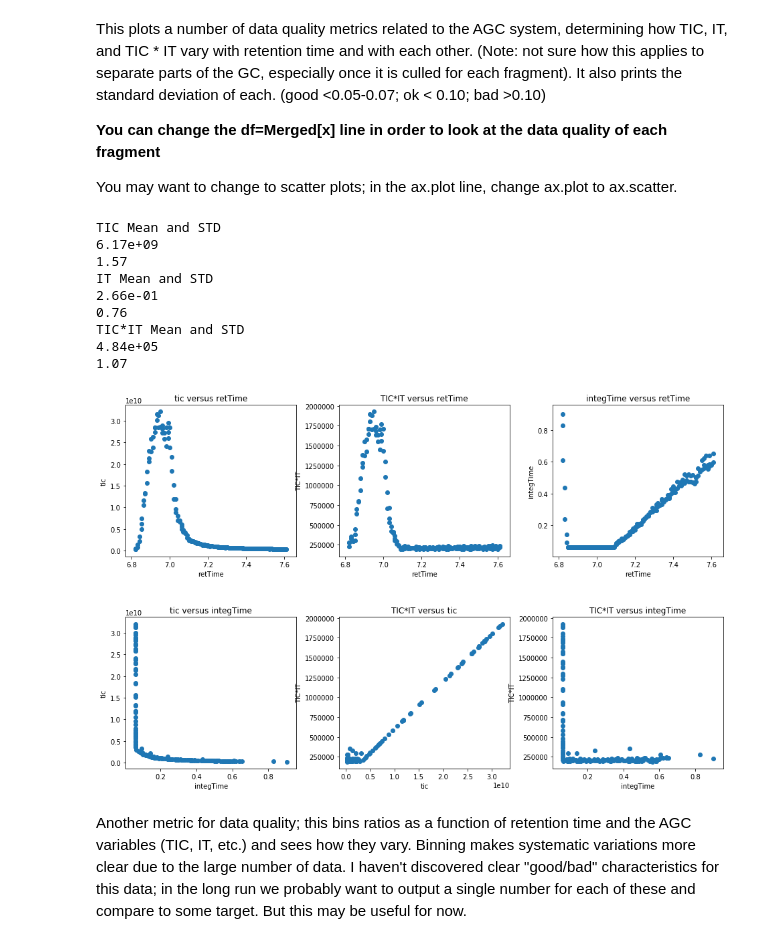
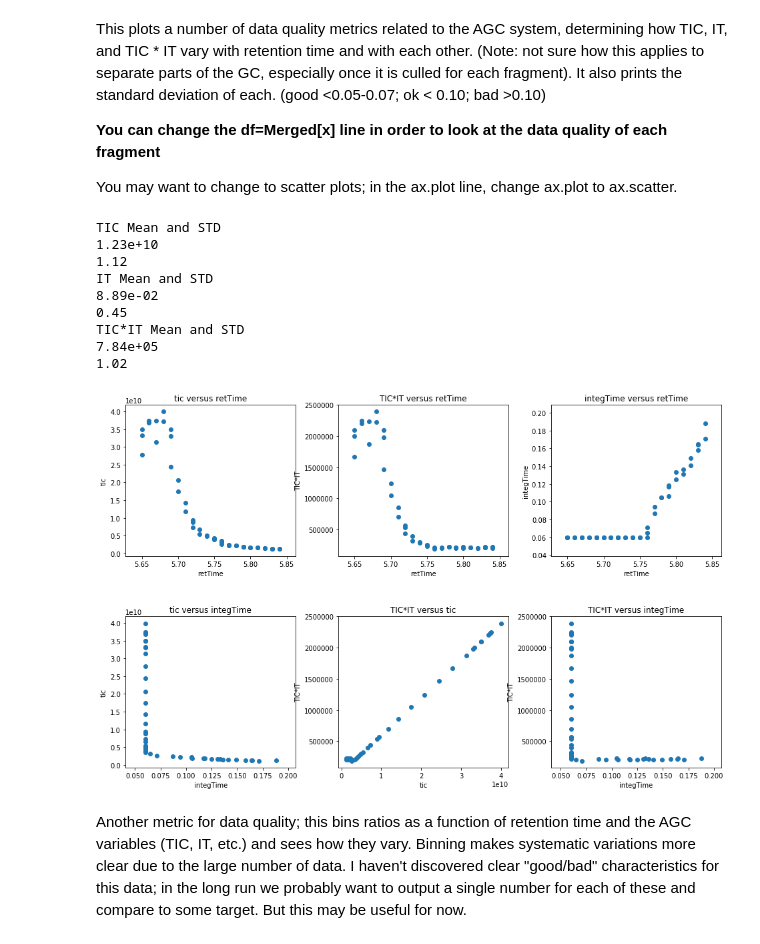
Before and after one commit to szeichner/Orbitrap-Data-Processing-Script, a Jupyter notebook: AnyRatioAnalysis_sz.ipynb, the cells around one changed output. Cells and saved outputs as stored; diff of their text form; code cells hidden in the pictures.

```diff
--- a/AnyRatioAnalysis_sz.ipynb
+++ b/AnyRatioAnalysis_sz.ipynb
@@ -9,7 +9,7 @@ Define the input file and the list of isotopes you extracted in order, as they w
 
 By default, the code will compute ratio for every combination; here 13C/15N, 13C/UnSub, and 15N/UnSub. If you don't care about some of those (i.e. 13C/15N), you should add that ration and its inverse to omitRatios. In this case, you could write omitRatios = ['13C/15N','15N/13C'].
 # %%
-inputStandardFile = "AA_std_2_04.xlsx"
+inputStandardFile = "/Users/sarahzeichner/Documents/Caltech/2019-2020/Research/Quick Orbitrap Methods/data/June2020/AA_std_2_15_agc_2e4.xlsx"
 isotopeList = ['UnSub','15N','13C']
 gc_elution_on = True
 peakTimeFrames = [(5.65,5.85), (5.65,5.85), (9.74,10.04), (10.00,10.30), (13.74,14.04)]
@@ -39,46 +39,46 @@ numberOfPeaks = 5
 outer_grid = gridspec.GridSpec(1, 1, wspace=0.5, hspace=0.25)
 
 #What do you want to look at?
-df = Merged[1] #change the index to look at the fragment of interest
+df = Merged[0] #change the index to look at the fragment of interest
 
 #The base case gives the tic plots for the whole measurement, then the loop plots each fragment
 for i in range(numberOfPeaks):
     if i == 0:
         inner_grid = gridspec.GridSpecFromSubplotSpec(2, 3,
             subplot_spec=outer_grid[i], wspace=0.25, hspace=0.40)
 
         plotlist = [('retTime','tic'),('retTime','TIC*IT'),('retTime','integTime'),('integTime','tic'),('tic','TIC*IT'),('integTime','TIC*IT')]
 
         for item in plotlist:
             ax = plt.Subplot(fig, inner_grid[plotlist.index(item)])
             ax.scatter(df[item[0]].tolist(),df[item[1]].tolist())
             ax.set_xlabel(item[0])
             ax.set_ylabel(item[1])
             ax.set_title(item[1] + ' versus ' + item[0])
             fig.add_subplot(ax)
 
     else:
         pass
 print('TIC Mean and STD')
 print('{:.2e}'.format(df['tic'].mean()))
 print(round(df['tic'].std()/df['tic'].mean(),2))
 print('IT Mean and STD')
 print('{:.2e}'.format(df['integTime'].mean()))
 print(round(df['integTime'].std()/df['integTime'].mean(),2))
 print('TIC*IT Mean and STD')
 print('{:.2e}'.format(df['TIC*IT'].mean()))
 print(round(df['TIC*IT'].std()/df['TIC*IT'].mean(),2))
 # %% [output]
 TIC Mean and STD
-6.17e+09
-1.57
+1.23e+10
+1.12
 IT Mean and STD
-2.66e-01
-0.76
+8.89e-02
+0.45
 TIC*IT Mean and STD
-4.84e+05
-1.07
+7.84e+05
+1.02
-[figure, old version]
+[figure, new version]
 # %% [markdown]
 Another metric for data quality; this bins ratios as a function of retention time and the AGC variables (TIC, IT, etc.) and sees how they vary. Binning makes systematic variations more clear due to the large number of data. I haven't discovered clear "good/bad" characteristics for this data; in the long run we probably want to output a single number for each of these and compare to some target. But this may be useful for now.
 # %%
```
Also changed, not shown: parts of 5 cells of this notebook, 4 other files.
